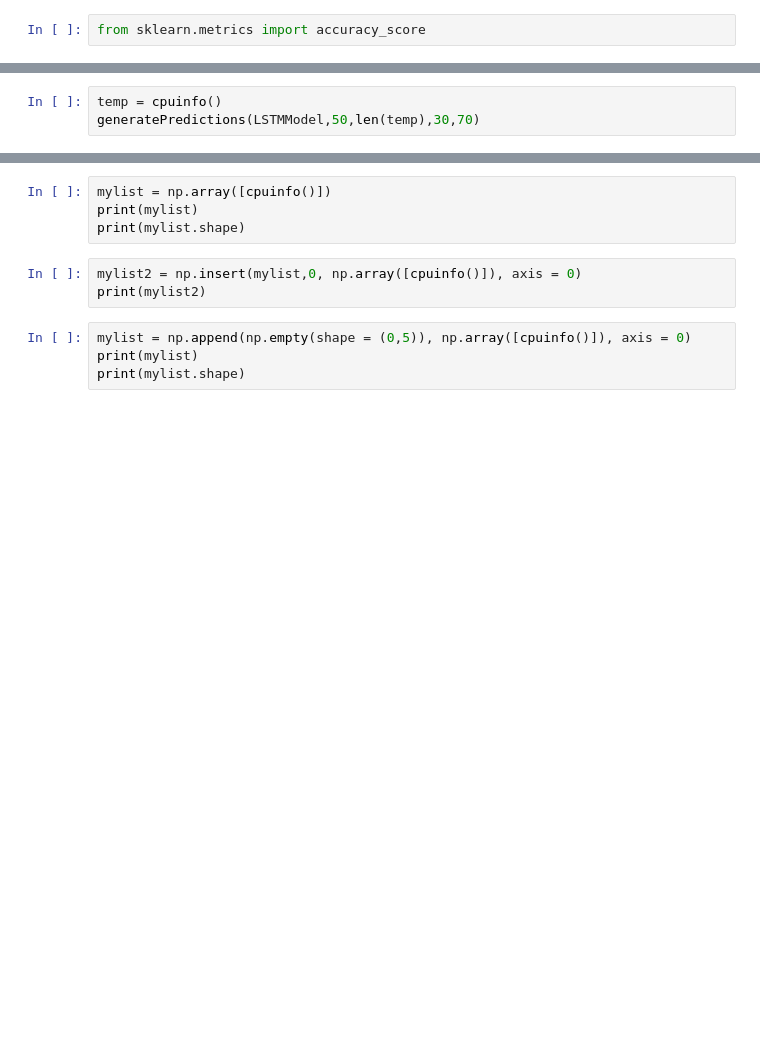
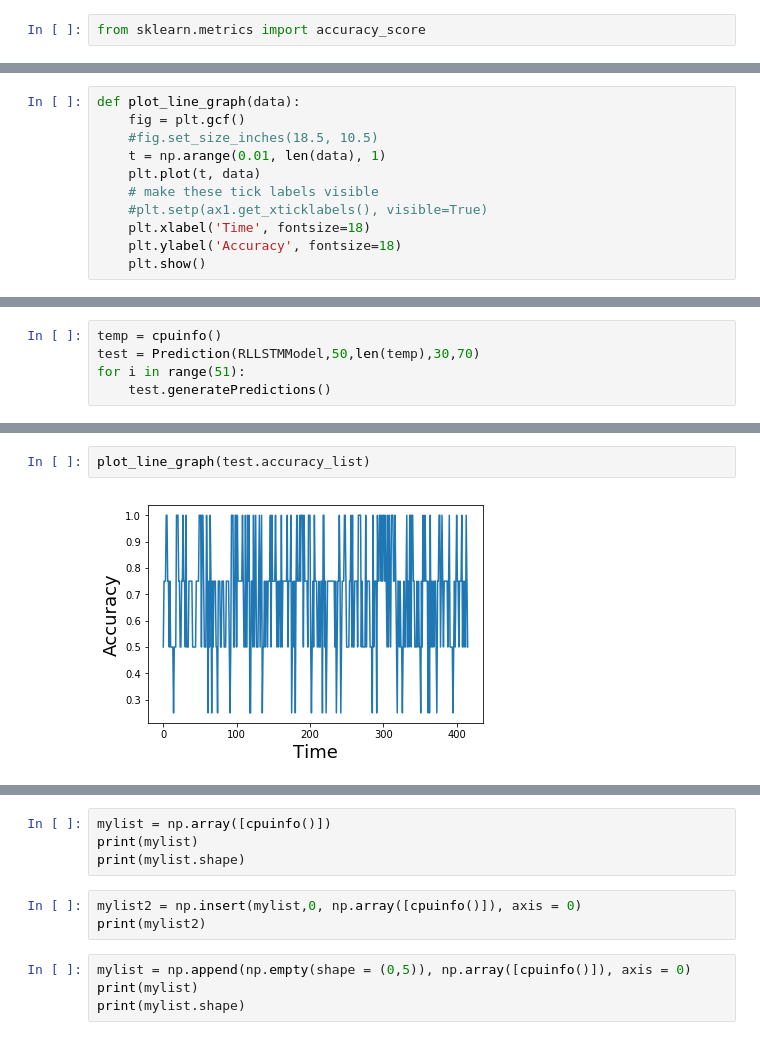
Before and after one commit to yuhang-lin/deepRL-autoscaling, a Jupyter notebook: algorithm/MainPredict.ipynb, the cells around one changed output, grey strips where cells are left out. Cells and saved outputs as stored; diff of their text form; blank space fills up the shorter version.

Commit message:
TempCommit3

```diff
--- a/algorithm/MainPredict.ipynb
+++ b/algorithm/MainPredict.ipynb
@@ -358,2 +402,13 @@ def generatePredictions(model, maxLengthParam,containerCount,minThreshold, maxTh
+# %%
+def plot_line_graph(data):
+    fig = plt.gcf()
+    #fig.set_size_inches(18.5, 10.5)
+    t = np.arange(0.01, len(data), 1)
+    plt.plot(t, data)
+    # make these tick labels visible
+    #plt.setp(ax1.get_xticklabels(), visible=True)
+    plt.xlabel('Time', fontsize=18)
+    plt.ylabel('Accuracy', fontsize=18)
+    plt.show()
 # %%
 LSTMModel = getTrainedLSTMModel(50)
@@ -363,4 +430,6 @@ Returning Trained Model
 # %%
 temp = cpuinfo()
-generatePredictions(LSTMModel,50,len(temp),30,70)
+test = Prediction(RLLSTMModel,50,len(temp),30,70)
+for i in range(51):
+    test.generatePredictions()
 # %% [output]
@@ -367,0 +470,4 @@ JSONDecodeError: Expecting value: line 1 column 1 (char 0)
+# %%
+plot_line_graph(test.accuracy_list)
+# %% [output]
+[figure, added]
```
Also changed, not shown: parts of 15 cells of this notebook, 56 other files.
